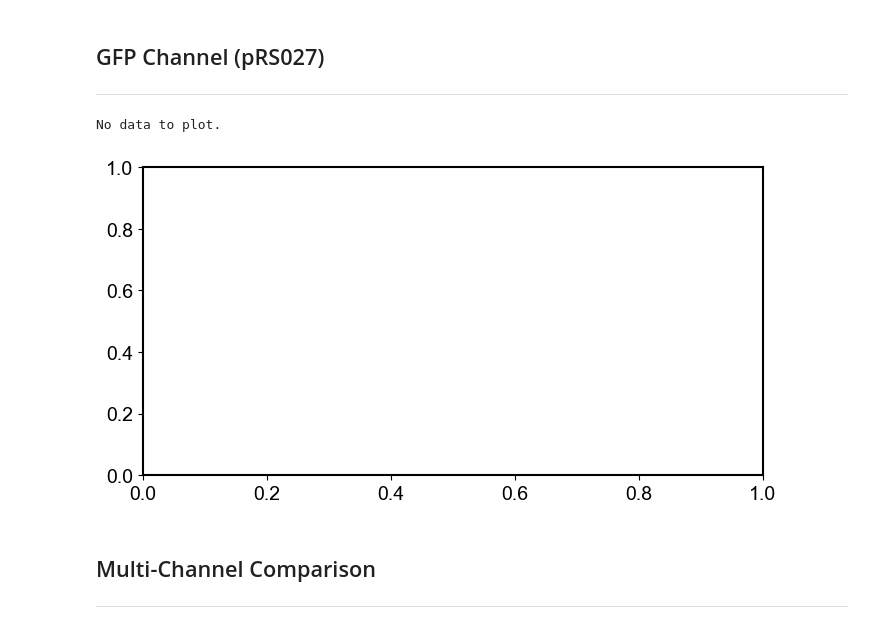
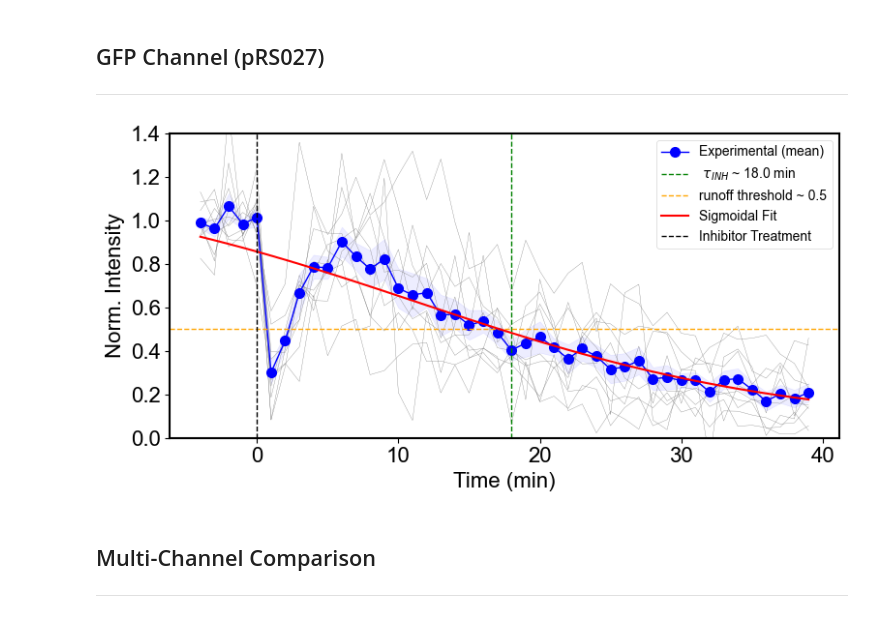
Before and after one commit to ningzhaoAnschutz/cof_paper, a Jupyter notebook: notebooks/Inhibitors/Fig 4_Harringtonine_GFPFast.ipynb, the cells around one changed output. Saved outputs shown, nothing was run; the diff lists cells and outputs as text; code cells hidden in the pictures.

```diff
--- a/notebooks/Inhibitors/Fig 4_Harringtonine_GFPFast.ipynb
+++ b/notebooks/Inhibitors/Fig 4_Harringtonine_GFPFast.ipynb
@@ -20,8 +20,8 @@ ___
 
 
 # ── Data Path ─────────────────────────────────────────────
-data_dir = one_drive_dir.joinpath('General - Zhao (NZ) Lab\Gui RMS Analyses\sf_Har')
-
+#data_dir = one_drive_dir.joinpath('General - Zhao (NZ) Lab/Gui RMS Analyses/sf_Har')
+data_dir = one_drive_dir / 'General - Zhao (NZ) Lab' / 'Gui RMS Analyses' / 'sf_Har'
 
 # ── Processing Parameters ─────────────────────────────────
 inhibitor_frame_index = 4  # 0-indexed: frame when treatment was applied
@@ -74,24 +75,23 @@ ___
 # %%
 substring_in_data_dir = 'pRS027'
 selected_field = 'spot_int_ch_0'
 plot_name = 'pRS027_GFP'
 
-responding_indices_pRS027_GFP, frames_pRS027_GFP, intensities_pRS027_GFP, _, _, _, _ = INH.process_inhibitor_data(
+responding_indices_pRS027_GFP, frames_pRS027_GFP, intensities_pRS027_GFP, _, _, _, _ ,_= INH.process_inhibitor_data(
     data_dir, inhibitor_frame_index, substring_in_data_dir, selected_field,
     use_sem, show_summary, max_percentage_threshold_after_treatment,
 )
 
 INH.plot_inhibitor(
     frames_pRS027_GFP, intensities_pRS027_GFP, inhibitor_frame_index,
     show_runoff_time=True,
     plot_name=plot_name,
     threshold_percentage_for_runoff=threshold_percentage_for_runoff,
     figsize=figsize,
     ylims=ylims,
 )
 # %% [output]
-No data to plot.
-[figure, old version]
+[figure, new version]
 # %% [markdown]
 ## Multi-Channel Comparison
 ___
```
Also changed, not shown: parts of 4 cells of this notebook.
